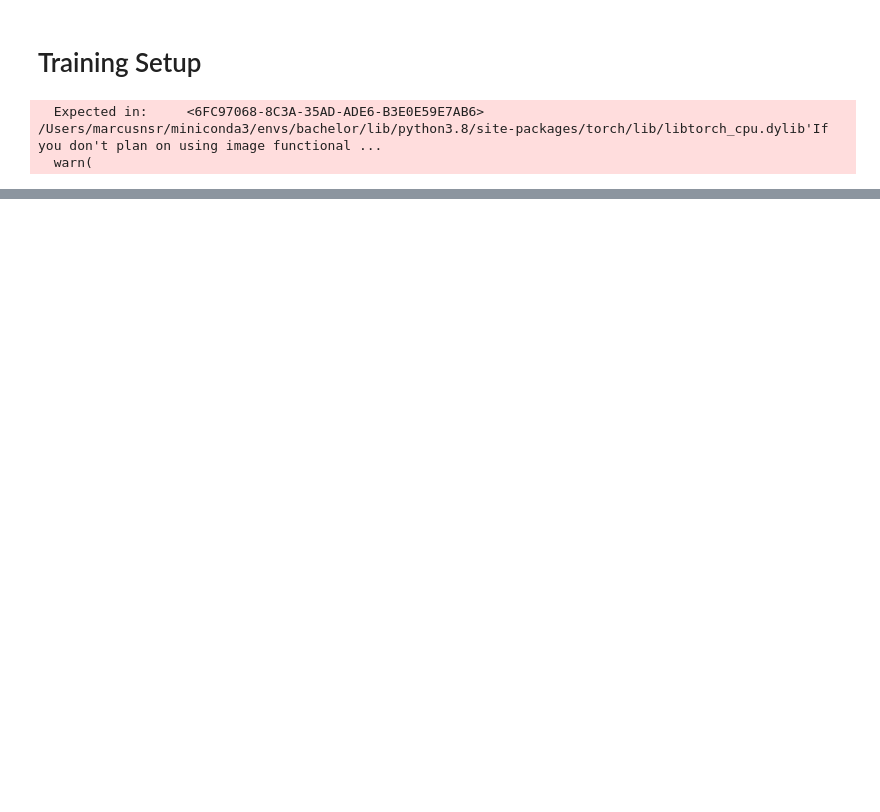
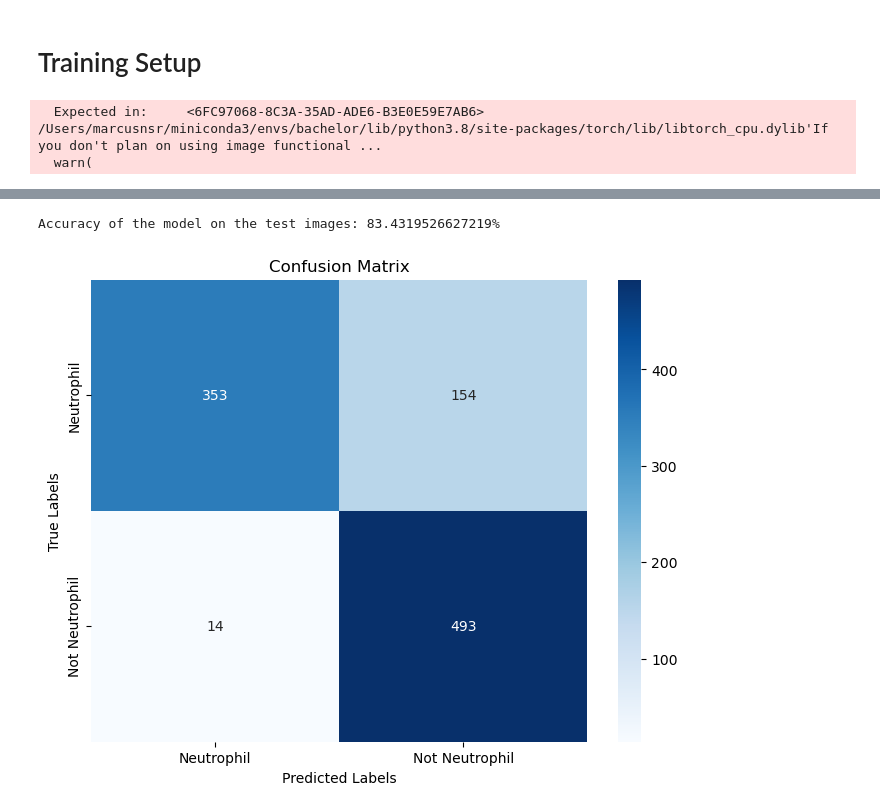
Before and after one commit to Marcusnsr/Bachelor, a Jupyter notebook: Neutrophile_Classifier.ipynb, the cells around one changed output, grey strips where cells are left out. Drawn from its saved outputs; the diff is of its cells as text; code cells hidden in the pictures; blank space fills up the shorter version.

```diff
--- a/Neutrophile_Classifier.ipynb
+++ b/Neutrophile_Classifier.ipynb
@@ -313,6 +411,8 @@ torch.save(model.state_dict(), 'neutrophil_modelv3.pth')
 # %%
 # Load the model
+num_classes = 1
+data_module = ImageDataModule(data_dir='data/train', batch_size=32, num_classes=num_classes, val_split=0.2)
 model = ImageClassifier(num_classes=num_classes)
-model.load_state_dict(torch.load('neutrophil_modelv3.pth'))
+model.load_state_dict(torch.load('models/neutrophil_classifier.pth'))
 model.eval()
 # %% [output]
@@ -436,14 +435,0 @@ Accuracy of the model on the test images: 81.51425762045231%
-# %%
-# Confusion matrix (500/50000)
-from sklearn.metrics import confusion_matrix
-import seaborn as sns
-
-# Get the predictions
-all_preds = []
-all_labels = []
-with torch.no_grad():
-    for inputs, labels in test_loader:
-        outputs = model(inputs)
-        _, predicted = torch.max(outputs, 1)
-        all_preds.extend(predicted.numpy())
-        all_labels.extend(labels.numpy())
@@ -462,0 +436,53 @@ plt.show()
+# %%
+test_data = datasets.ImageFolder(root='datav2/test', transform=data_module.transform)
+test_loader = DataLoader(test_data, batch_size=32, shuffle=False)
+
+# Set the model to evaluation mode
+model.eval()
+
+# Initialize variables for accuracy calculation
+correct = 0
+total = 0
+threshold = 0.99
+
+# Evaluate the model for accuracy
+with torch.no_grad():
+    for inputs, labels in test_loader:
+        outputs = model(inputs)
+        probabilities = torch.sigmoid(outputs)
+        predicted = (probabilities >= threshold).float()
+        # Ensure labels tensor is properly shaped for comparison
+        labels = labels.view_as(predicted)  # Adjust this line as needed
+        total += labels.size(0)  # Total number of samples
+        correct += (predicted == labels).sum().item()  # Ensure this comparison is valid
+
+# Calculate accuracy
+accuracy = 100 * correct / total
+print(f'Accuracy of the model on the test images: {accuracy}%')
+
+
+# Initialize lists to store all predictions and labels for confusion matrix
+all_preds = []
+all_labels = []
+
+with torch.no_grad():
+    for inputs, labels in test_loader:
+        outputs = model(inputs)
+        probabilities = torch.sigmoid(outputs)
+        predicted = (probabilities >= threshold).float().cpu().numpy()
+        all_preds.extend(predicted)
+        all_labels.extend(labels.float().cpu().numpy())
+
+# Create the confusion matrix
+cm = confusion_matrix(all_labels, all_preds)
+
+# Plotting the confusion matrix
+plt.figure(figsize=(8, 6))
+sns.heatmap(cm, annot=True, fmt='d', cmap='Blues', xticklabels=['Neutrophil','Not Neutrophil'], yticklabels=['Neutrophil','Not Neutrophil'])
+plt.xlabel('Predicted Labels')
+plt.ylabel('True Labels')
+plt.title('Confusion Matrix')
+plt.show()
+# %% [output]
+Accuracy of the model on the test images: 83.4319526627219%
+[figure, added]
```
Also changed, not shown: parts of 23 cells of this notebook, 6 other files.
